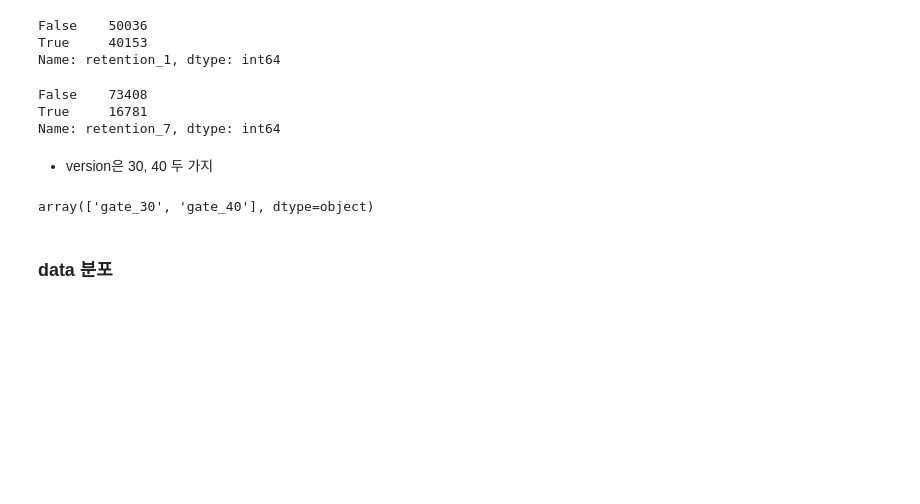
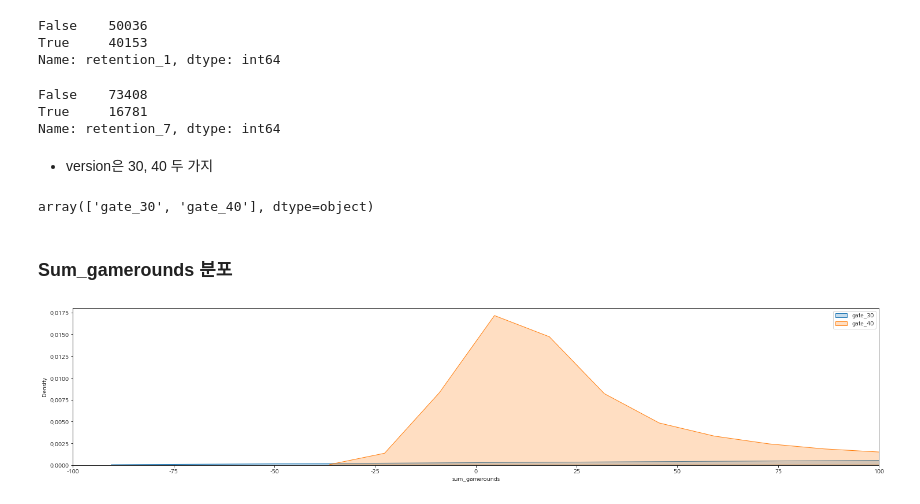
Before and after one commit to seonydg/ml-A-B-test-mobile-games-version-up, a Jupyter notebook: A-B-test-mobile-games-version-up.ipynb, the cells around one changed output. Drawn from its saved outputs; the diff is of its cells as text; code cells hidden in the pictures; blank space fills up the shorter version.

Commit message:
feat : data preprocessing

```diff
--- a/A-B-test-mobile-games-version-up.ipynb
+++ b/A-B-test-mobile-games-version-up.ipynb
@@ -130,4 +130,13 @@ df['version'].unique()
 # %% [output]
 array(['gate_30', 'gate_40'], dtype=object)
 # %% [markdown]
-### data 분포
+### Sum_gamerounds 분포
+# %%
+sns.kdeplot(df[df['version']=='gate_30']['sum_gamerounds'], shade=True, label='gate_30')
+sns.kdeplot(df[df['version']=='gate_40']['sum_gamerounds'], shade=True, label='gate_40')
+plt.gcf().set_size_inches(25, 5)
+plt.legend()
+plt.xlim(-100, 100)
+plt.show()
+# %% [output]
+[figure, added]
```
